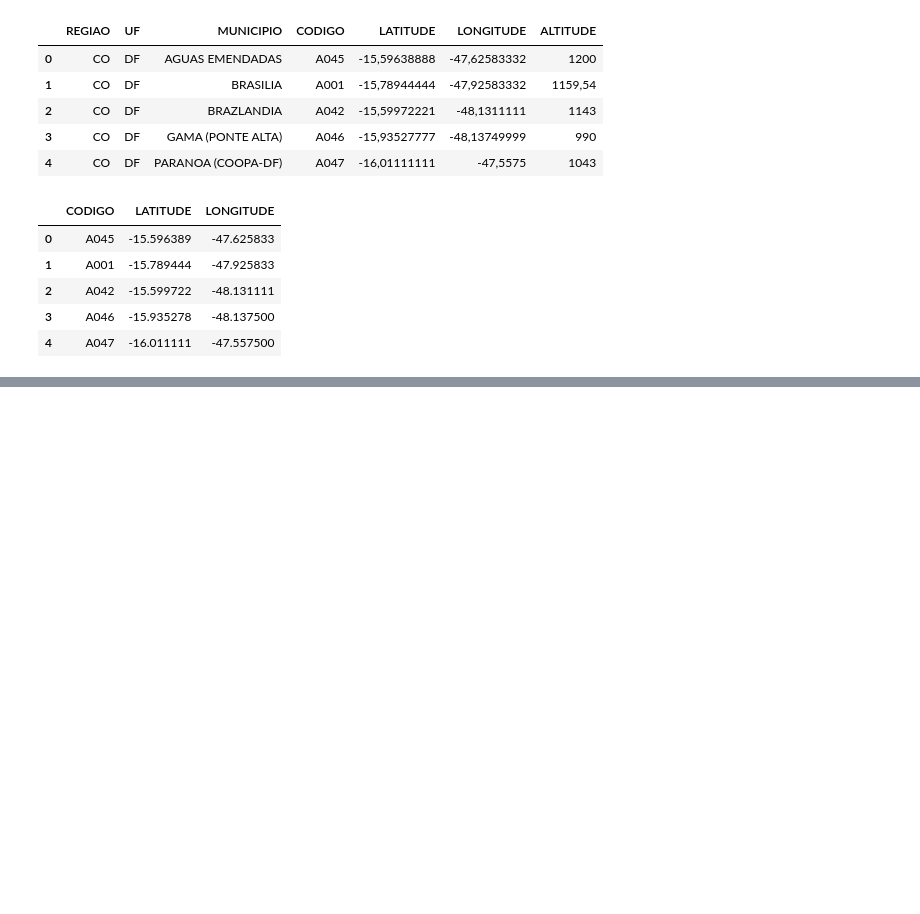
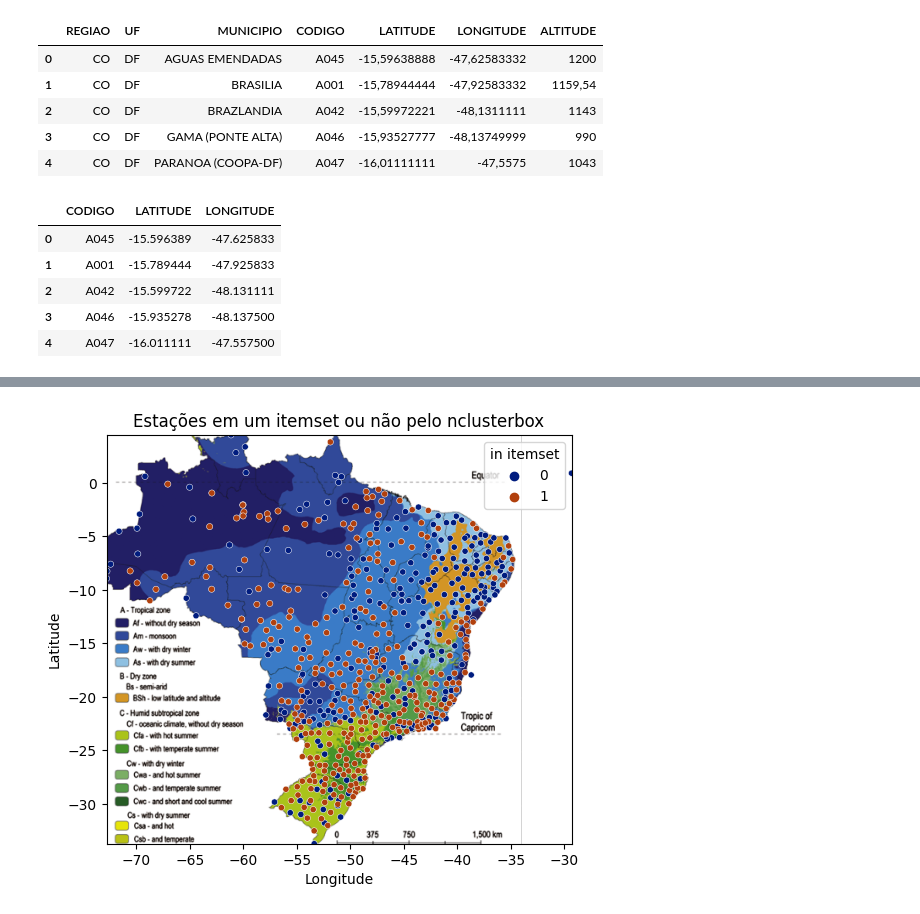
Before and after one commit to davilbs/TP_MDA, a Jupyter notebook: notebooks/1-dsc-nclusterbox-itemset.ipynb, the cells around one changed output, grey strips where cells are left out. Cells and saved outputs as stored; diff of their text form; code cells hidden in the pictures; blank space fills up the shorter version.

```diff
--- a/notebooks/1-dsc-nclusterbox-itemset.ipynb
+++ b/notebooks/1-dsc-nclusterbox-itemset.ipynb
@@ -258,0 +259,18 @@ plt.show()
+# %%
+climate_background_img = plt.imread('assets/mapa_trab2.png')
+# %%
+fig, ax = plt.subplots(figsize = (6,6))
+# itemset_2_only = stations_per_itemset_df[stations_per_itemset_df.station.isin({'A322', 'A754', 'A826'})]
+sns.scatterplot(data=chosen_and_not_df, x='Longitude', y='Latitude', hue='in itemset', ax=ax, s=20,
+                palette='dark')
+ax.set_title('Estações em um itemset ou não pelo nclusterbox')
+ax.set_xlim(BBox[0],BBox[1])
+ax.set_ylim(BBox[2],BBox[3])
+img_bbox = (-72.78666666, -34.0, -34.0, 4.47749999)
+ax.imshow(climate_background_img, zorder=0, extent = img_bbox, aspect= 'equal')
+plt.ylabel("Latitude")
+plt.xlabel("Longitude")
+plt.savefig("./assets/nclusterbox-itemset-and-not-climate.png")
+plt.show()
+# %% [output]
+[figure, added]
```
Also changed, not shown: parts of 8 cells of this notebook.
